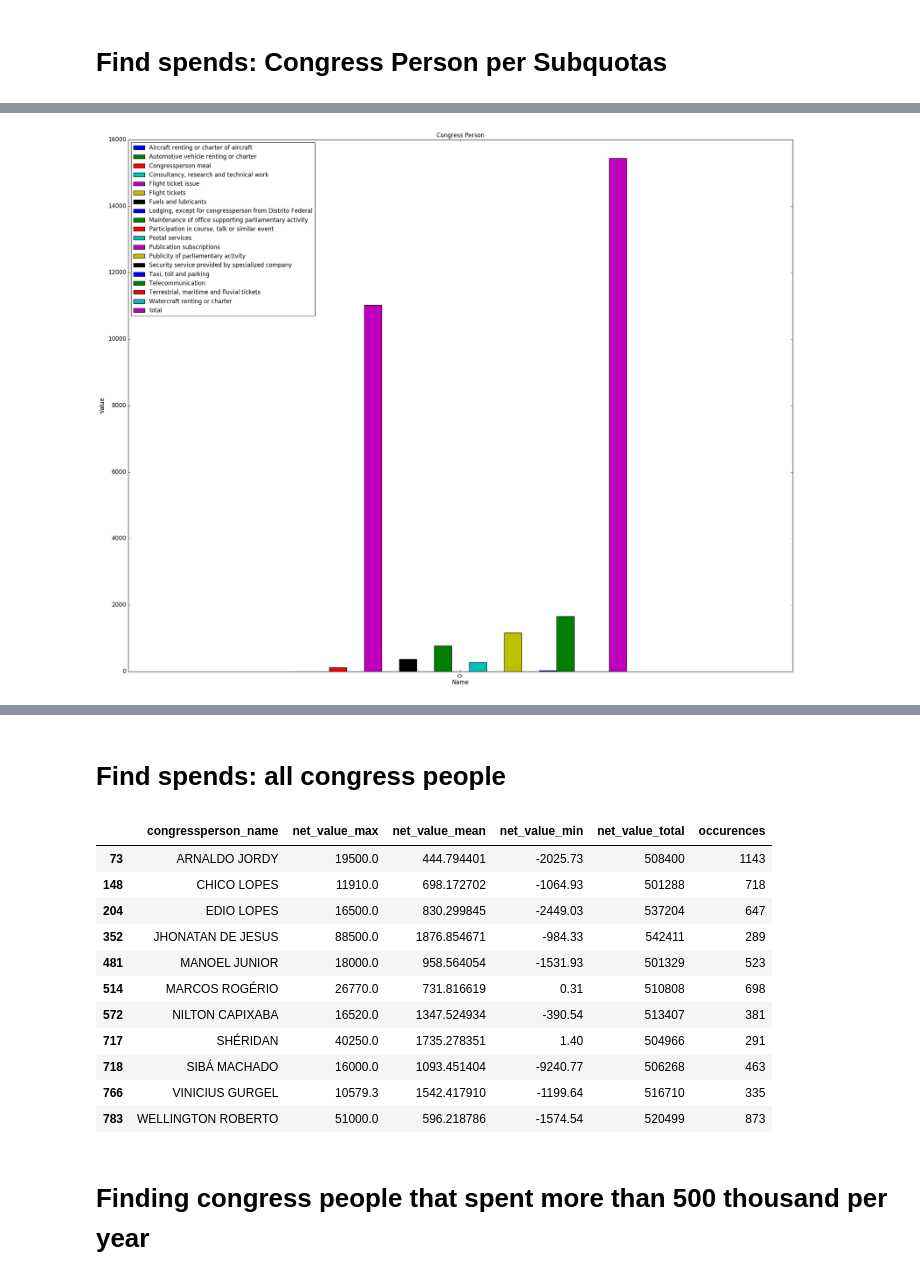
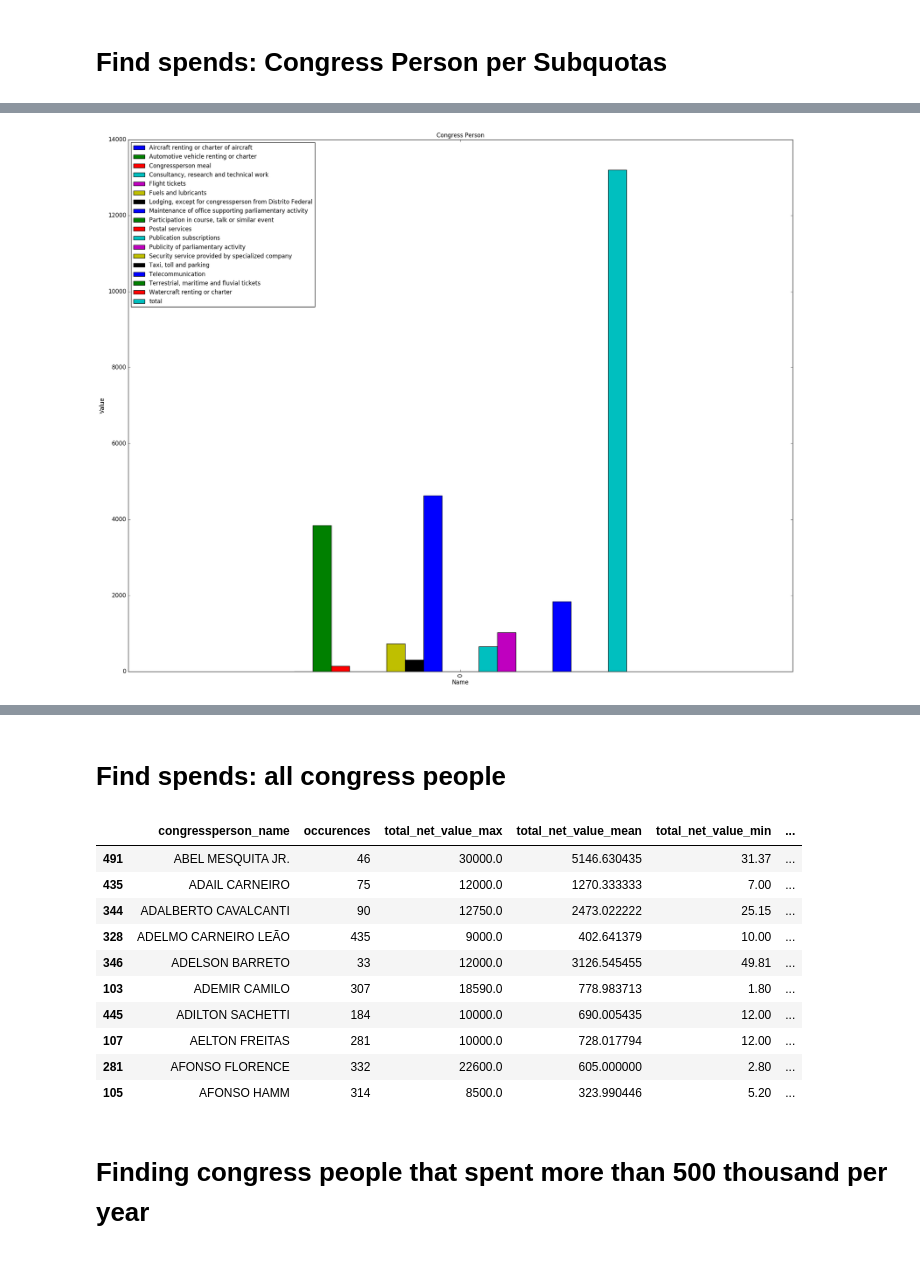
Before and after one commit to okfn-brasil/serenata-de-amor, a Jupyter notebook: develop/2016-11-05-juhhcarmona-individual-analysis-congressperson.ipynb, the cells around one changed output, grey strips where cells are left out. Cells and saved outputs as stored; diff of their text form; code cells hidden in the pictures.

```diff
--- a/develop/2016-11-05-juhhcarmona-individual-analysis-congressperson.ipynb
+++ b/develop/2016-11-05-juhhcarmona-individual-analysis-congressperson.ipynb
@@ -3,12 +3,14 @@ import pandas as pd
 import numpy as np
 import matplotlib.pyplot as plt
 # %%
-data = pd.read_csv('../data/2016-08-08-last-year.xz',
-                   parse_dates=[16],
-                   dtype={'document_id': np.str,
+dataset = pd.read_csv('../data/2016-11-22-reimbursements.xz',
+                      dtype={'document_id': np.str,
                           'congressperson_id': np.str,
                           'congressperson_document': np.str,
                           'term_id': np.str,
                           'cnpj_cpf': np.str,
-                          'reimbursement_number': np.str})
+                          'reimbursement_number': np.str},
+                      low_memory=False)
+# %%
+dataset = dataset[dataset['year']==2016]
 # %%
@@ -101,7 +103,7 @@ def find_spends_by_subquota(df, applicant_id):
 
     for c in df["subquota_description"].unique():
         data = df_applicant[df.subquota_description == c]
-        result[c] = data.net_value.sum()
+        result[c] = data.total_net_value.sum()
 
     df_final = pd.DataFrame([result])
     ax = df_final.plot(kind='bar', title ="Congress Person Spends by Subquotas", figsize=(25, 20), legend=True, fontsize=12)
@@ -110,5 +112,5 @@ def find_spends_by_subquota(df, applicant_id):
     plt.show()
     return pd.DataFrame([result])
 
-find_spends_by_subquota(data, 731)
+find_spends_by_subquota(dataset, 731)
 # %% [output]
@@ -120,33 +122,33 @@ find_spends_by_subquota(data, 731)
     '''
     Return a dataframe with the sum of values of spends by subquotas
     of the congress person of "applicant_id" and month "month"
     Parameters:
         - df: pandas dataframe to be sliced
         - applicant_id: unique id of the congress person
     '''
     df_applicant = df[df.applicant_id == applicant_id]
 
     result = {
         "name":df_applicant["congressperson_name"].unique(),
         "total": 0
 
     }
     if month != None:
         df_applicant = df_applicant[df_applicant.month==month]
 
 
     for c in df["subquota_description"].unique():
         data = df_applicant[df.subquota_description == c]
-        result[c] = data.net_value.sum()
+        result[c] = data.total_net_value.sum()
         result["total"] += result[c]
 
     df_final = pd.DataFrame([result])
     ax = df_final.plot(kind='bar', title ="Congress Person", figsize=(25, 20), legend=True, fontsize=12)
     ax.set_xlabel("Name", fontsize=12)
     ax.set_ylabel("Value", fontsize=12)
     plt.show()
     return pd.DataFrame([result])
 
-find_spends_by_subquota(data, 731, 3)
+find_spends_by_subquota(dataset, 731, 3)
 # %% [output]
-[figure, old version]
+[figure, new version]
@@ -203,21 +205,20 @@ def find_sum_of_values(df, aggregator, property):
 
     return pd.DataFrame(result).sort_values(by=aggregator)
 
-df = find_sum_of_values(data, "congressperson_name", "net_value")
+df = find_sum_of_values(dataset, "congressperson_name", "total_net_value")
 df[:10]
 # %% [output]
-|  | congressperson_name | net_value_max | net_value_mean | net_value_min | net_value_total | occurences |
-| 73 | ARNALDO JORDY | 19500.0 | 444.794401 | -2025.73 | 508400 | 1143 |
-| 148 | CHICO LOPES | 11910.0 | 698.172702 | -1064.93 | 501288 | 718 |
-| 204 | EDIO LOPES | 16500.0 | 830.299845 | -2449.03 | 537204 | 647 |
-| 352 | JHONATAN DE JESUS | 88500.0 | 1876.854671 | -984.33 | 542411 | 289 |
-| 481 | MANOEL JUNIOR | 18000.0 | 958.564054 | -1531.93 | 501329 | 523 |
-| 514 | MARCOS ROGÉRIO | 26770.0 | 731.816619 | 0.31 | 510808 | 698 |
-| 572 | NILTON CAPIXABA | 16520.0 | 1347.524934 | -390.54 | 513407 | 381 |
-| 717 | SHÉRIDAN | 40250.0 | 1735.278351 | 1.40 | 504966 | 291 |
-| 718 | SIBÁ MACHADO | 16000.0 | 1093.451404 | -9240.77 | 506268 | 463 |
-| 766 | VINICIUS GURGEL | 10579.3 | 1542.417910 | -1199.64 | 516710 | 335 |
-| 783 | WELLINGTON ROBERTO | 51000.0 | 596.218786 | -1574.54 | 520499 | 873 |
+|  | congressperson_name | occurences | total_net_value_max | total_net_value_mean | total_net_value_min | ... |
+| 491 | ABEL MESQUITA JR. | 46 | 30000.0 | 5146.630435 | 31.37 | ... |
+| 435 | ADAIL CARNEIRO | 75 | 12000.0 | 1270.333333 | 7.00 | ... |
+| 344 | ADALBERTO CAVALCANTI | 90 | 12750.0 | 2473.022222 | 25.15 | ... |
+| 328 | ADELMO CARNEIRO LEÃO | 435 | 9000.0 | 402.641379 | 10.00 | ... |
+| 346 | ADELSON BARRETO | 33 | 12000.0 | 3126.545455 | 49.81 | ... |
+| 103 | ADEMIR CAMILO | 307 | 18590.0 | 778.983713 | 1.80 | ... |
+| 445 | ADILTON SACHETTI | 184 | 10000.0 | 690.005435 | 12.00 | ... |
+| 107 | AELTON FREITAS | 281 | 10000.0 | 728.017794 | 12.00 | ... |
+| 281 | AFONSO FLORENCE | 332 | 22600.0 | 605.000000 | 2.80 | ... |
+| 105 | AFONSO HAMM | 314 | 8500.0 | 323.990446 | 5.20 | ... |
 # %% [markdown]
 # Finding congress people that spent more than 500 thousand per year
 # %%
```
Also changed, not shown: parts of 6 cells of this notebook, 2 other files.
